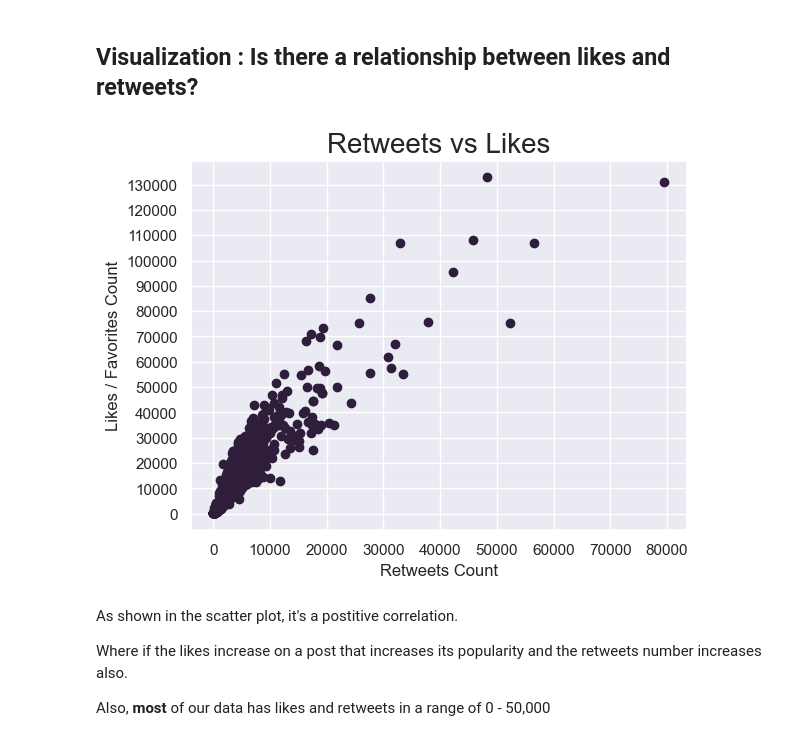
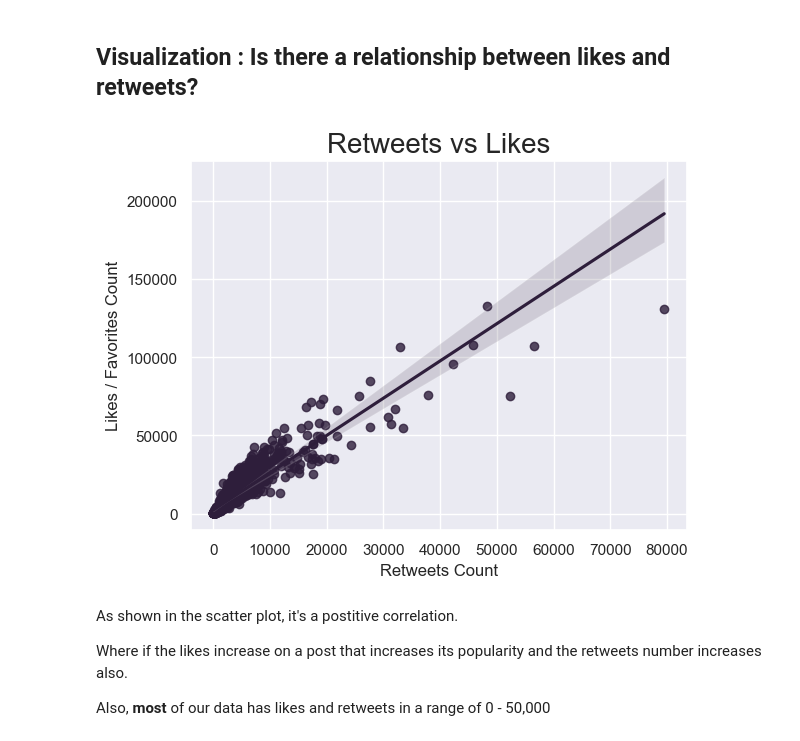
Before and after one commit to Hazorox/WranglingDeciL3, a Jupyter notebook: wrangle_act.ipynb, the cells around one changed output. Saved outputs shown, nothing was run; the diff lists cells and outputs as text; code cells hidden in the pictures.

```diff
--- a/wrangle_act.ipynb
+++ b/wrangle_act.ipynb
@@ -1380,3 +1404,6 @@ archive_master = pd.merge(
+# %%
+archive_master["favorite_count"] = archive_master["favorite_count"].astype(int)
+archive_master["retweet_count"] = archive_master["retweet_count"].astype(int)
 # %% [markdown]
 ### Test
 # %%
@@ -1592,22 +1644,21 @@ Meanwhile, **Thursday** was the least
 ## Visualization : Is there a relationship between likes and retweets?
 # %%
 # Making the plot
-plt.scatter(
-    x=archive_master["retweet_count"], y=archive_master["favorite_count"]
+sns.regplot(
+    data = archive_master,
+    x = "retweet_count",
+    y = "favorite_count",
 )
 
 # Assigning title and labels
 plt.title("Retweets vs Likes", fontdict={"fontsize": "20"})
 plt.xlabel("Retweets Count")
 plt.ylabel("Likes / Favorites Count")
 
-# Assigning a better yticks range than the default
-plt.yticks(np.arange(0, 140000, 10000))
-
 # Displaying the plot
 plt.show()
 # %% [output]
-[figure, old version]
+[figure, new version]
 # %% [markdown]
 As shown in the scatter plot, it's a postitive correlation.
 
```
Also changed, not shown: parts of 4 cells of this notebook.
